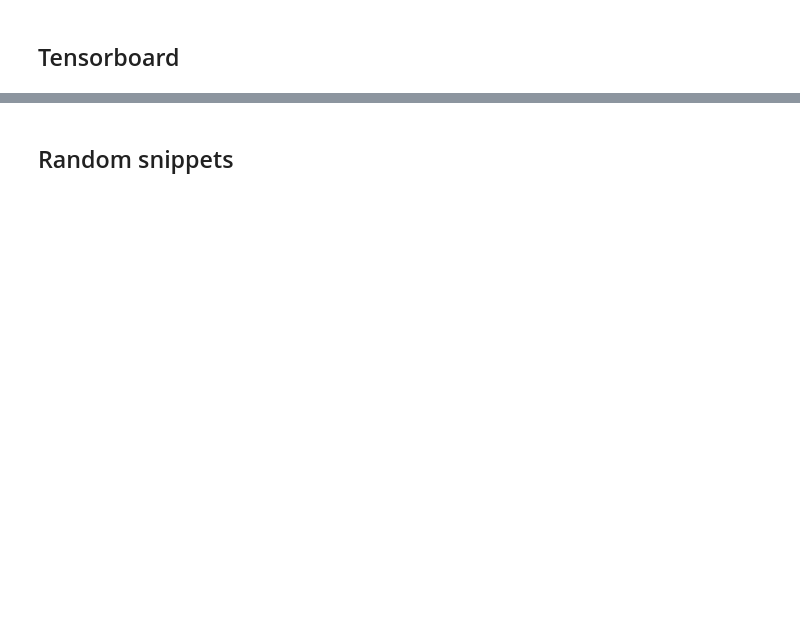
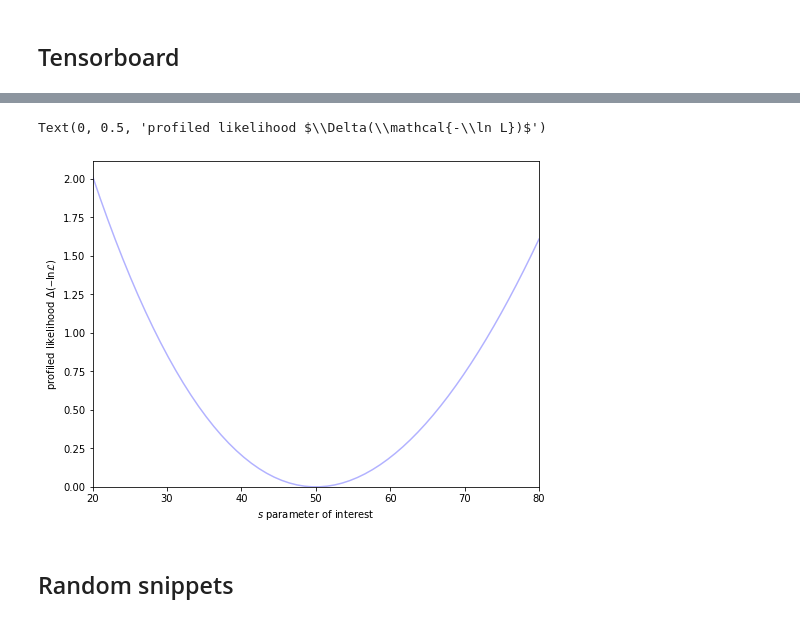
Before and after one commit to llayer/inferno, a Jupyter notebook: inferno.ipynb, the cells around one changed output, grey strips where cells are left out. Cells and saved outputs as stored; diff of their text form; code cells hidden in the pictures; blank space fills up the shorter version.

```diff
--- a/inferno.ipynb
+++ b/inferno.ipynb
@@ -501,0 +693,28 @@ Text(0, 0.5, 'std(s_exp)')
+# %%
+def get_asimov():
+
+    alpha_pars = [[(r_dist - r_dist_init) / rdist_shift,
+                (b_rate - b_rate_init) / brate_shift]]
+    #print(alpha_pars)
+
+    # bkg_shape shape is (n_par_inst, n_bins, 1) if multiple_pars
+    bkg_shape = int_quad_lin(alpha_pars, c_nom, c_up, c_dw, multiple_pars=False)
+
+    print(c_nom)
+    print(bkg_shape)
+
+    s_exp_e = tf.cast(s_exp, dtype=tf.float32)
+    b_exp_e = tf.cast(b_exp, dtype=tf.float32)
+
+    sig_shape_e = tf.expand_dims(sig_shape, axis=0,
+                                name="expanded_sig_shape")
+    s_exp_e = tf.expand_dims(s_exp_e, axis=-1, name="expanded_s_exp")
+    b_exp_e = tf.expand_dims(b_exp_e, axis=-1, name="expanded_b_exp")
+
+    #print( sig_shape_exp)
+
+    t_exp = tf.cast(s_exp_e * sig_shape +
+                            b_exp_e * bkg_shape,
+                            dtype=tf.float64, name="t_exp")
+
+    return tf.stop_gradient(t_exp)
@@ -502,3 +909,22 @@ Text(0, 0.5, 'std(s_exp)')
+# %%
+import matplotlib.pyplot as plt
+from scipy.interpolate import InterpolatedUnivariateSpline
+fig, ax = plt.subplots(figsize=(8,6))
+
+shift_nll = p_nll[0]-p_nll[0].min()
+inf_line = ax.plot(s_exp_scan, shift_nll ,"b",alpha=0.3)
+
+#shift = nll[0]-nll[0].min()
+#inf_line2 = ax.plot(s_exp_scan, shift ,"r",alpha=0.3)
+
+ax.set_ylim(bottom=0)
+ax.set_xlim(left=s_exp_scan.min(), right=s_exp_scan.max())
+
+ax.set_xlabel("$s$ parameter of interest")
+ax.set_ylabel(r"profiled likelihood $\Delta(\mathcal{-\ln L})$")
+# %% [output]
+Text(0, 0.5, 'profiled likelihood $\\Delta(\\mathcal{-\\ln L})$')
+[figure, added]
 # %% [markdown]
 ## Random snippets
 # %%
```
Also changed, not shown: parts of 32 cells of this notebook.
